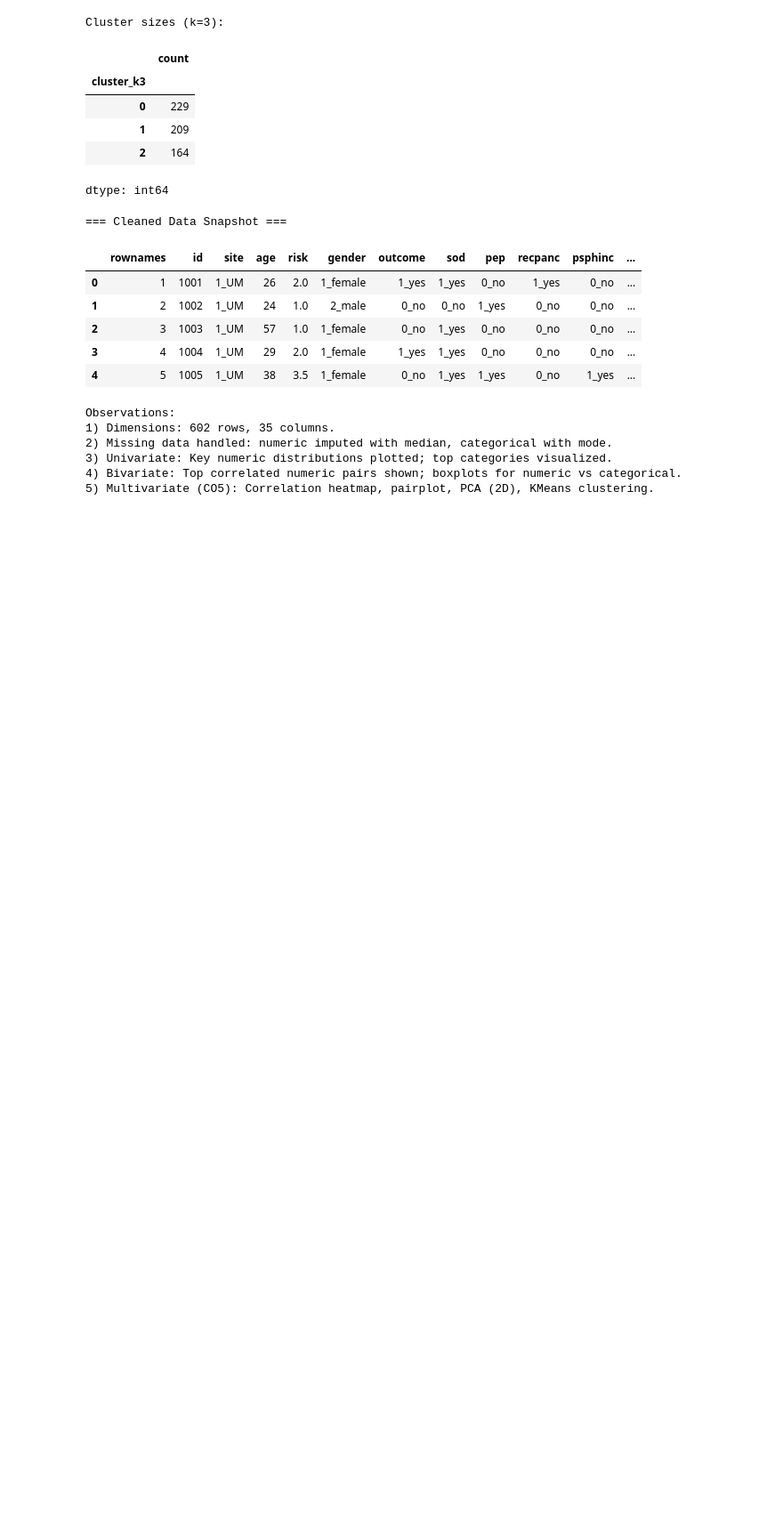
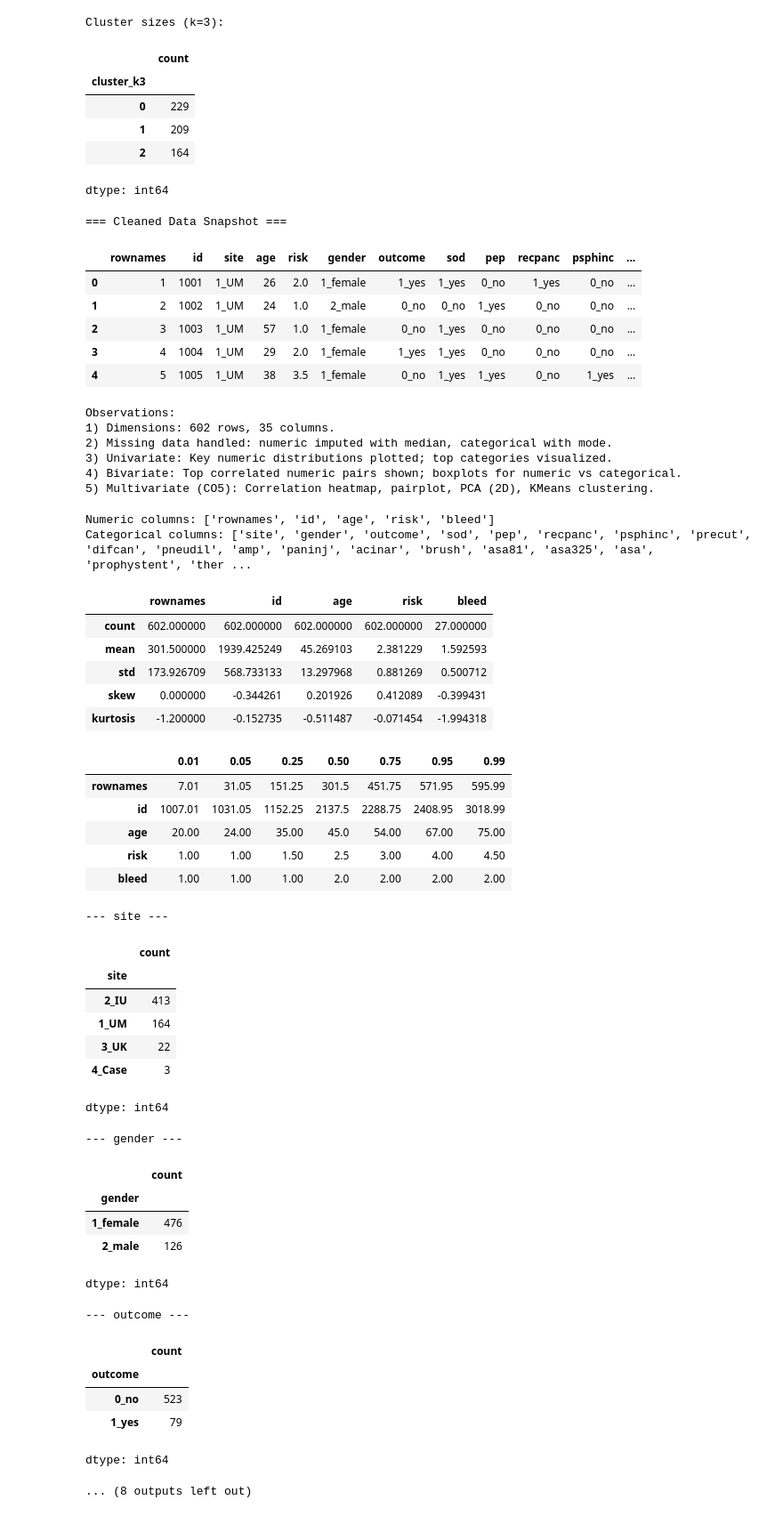
Before and after one commit to akesaverdhen/EDA_Project_22BDS0022, a Jupyter notebook: 22BDS0022.ipynb, the cells around one changed output. Shown at 89% size. Drawn from its saved outputs; the diff is of its cells as text; code cells hidden in the pictures; blank space fills up the shorter version.

```diff
--- a/22BDS0022.ipynb
+++ b/22BDS0022.ipynb
@@ -436,0 +441,73 @@ Observations:
+# %%
+#Module-4
+#1D Analysis
+import numpy as np, matplotlib.pyplot as plt, seaborn as sns
+from scipy import stats
+
+num_cols = df.select_dtypes(include='number').columns.tolist()
+cat_cols = df.select_dtypes(include=['object','category','bool']).columns.tolist()
+
+print("Numeric columns:", num_cols)
+print("Categorical columns:", cat_cols)
+
+# Skewness & Kurtosis
+skew_df = pd.DataFrame({
+    'count': df[num_cols].count(),
+    'mean': df[num_cols].mean(),
+    'std': df[num_cols].std(),
+    'skew': df[num_cols].skew(),
+    'kurtosis': df[num_cols].kurtosis()
+}).T
+display(skew_df)
+
+# Quantiles
+display(df[num_cols].quantile([0.01,0.05,0.25,0.5,0.75,0.95,0.99]).T)
+
+# Frequency distributions (top 10)
+for c in cat_cols[:5]:
+    print(f"\n--- {c} ---")
+    display(df[c].value_counts(dropna=False).head(10))
+
+# 1D plots
+for col in num_cols[:5]:
+    plt.figure(figsize=(12,3))
+    plt.subplot(1,3,1); sns.histplot(df[col].dropna()); plt.title(f"Histogram: {col}")
+    plt.subplot(1,3,2); sns.kdeplot(df[col].dropna(), fill=True); plt.title(f"KDE: {col}")
+    plt.subplot(1,3,3); sns.violinplot(x=df[col].dropna()); plt.title(f"Violin: {col}")
+    plt.tight_layout(); plt.show()
+# %% [output]
+Numeric columns: ['rownames', 'id', 'age', 'risk', 'bleed']
+Categorical columns: ['site', 'gender', 'outcome', 'sod', 'pep', 'recpanc', 'psphinc', 'precut', 'difcan', 'pneudil', 'amp', 'paninj', 'acinar', 'brush', 'asa81', 'asa325', 'asa', 'prophystent', 'ther ...
+|  | rownames | id | age | risk | bleed |
+| count | 602.000000 | 602.000000 | 602.000000 | 602.000000 | 27.000000 |
+| mean | 301.500000 | 1939.425249 | 45.269103 | 2.381229 | 1.592593 |
+| std | 173.926709 | 568.733133 | 13.297968 | 0.881269 | 0.500712 |
+| skew | 0.000000 | -0.344261 | 0.201926 | 0.412089 | -0.399431 |
+| kurtosis | -1.200000 | -0.152735 | -0.511487 | -0.071454 | -1.994318 |
+|  | 0.01 | 0.05 | 0.25 | 0.50 | 0.75 | 0.95 | 0.99 |
+| rownames | 7.01 | 31.05 | 151.25 | 301.5 | 451.75 | 571.95 | 595.99 |
+| id | 1007.01 | 1031.05 | 1152.25 | 2137.5 | 2288.75 | 2408.95 | 3018.99 |
+| age | 20.00 | 24.00 | 35.00 | 45.0 | 54.00 | 67.00 | 75.00 |
+| risk | 1.00 | 1.00 | 1.50 | 2.5 | 3.00 | 4.00 | 4.50 |
+| bleed | 1.00 | 1.00 | 1.00 | 2.0 | 2.00 | 2.00 | 2.00 |
+--- site ---
+|  | count |
+| site |  |
+| 2_IU | 413 |
+| 1_UM | 164 |
+| 3_UK | 22 |
+| 4_Case | 3 |
+dtype: int64
+--- gender ---
+|  | count |
+| gender |  |
+| 1_female | 476 |
+| 2_male | 126 |
+dtype: int64
+--- outcome ---
+|  | count |
+| outcome |  |
+| 0_no | 523 |
+| 1_yes | 79 |
+dtype: int64
+... (8 outputs left out)
```
Also changed, not shown: parts of 7 cells of this notebook.
